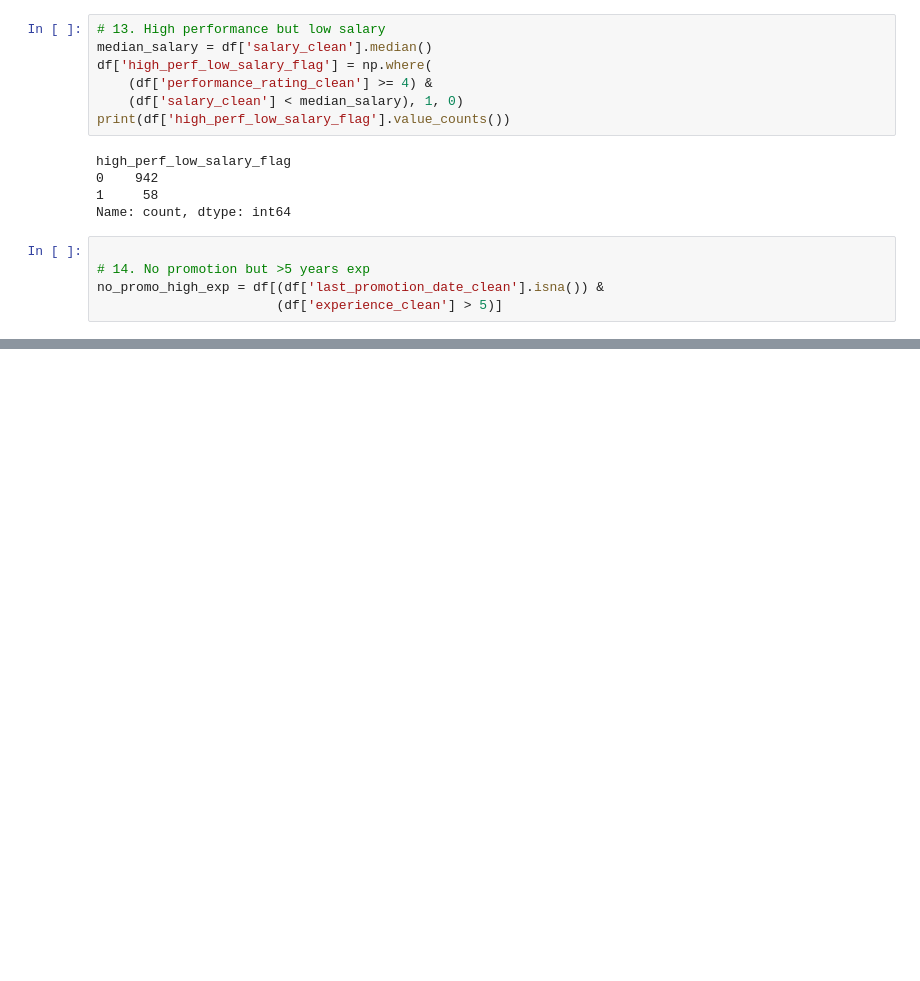
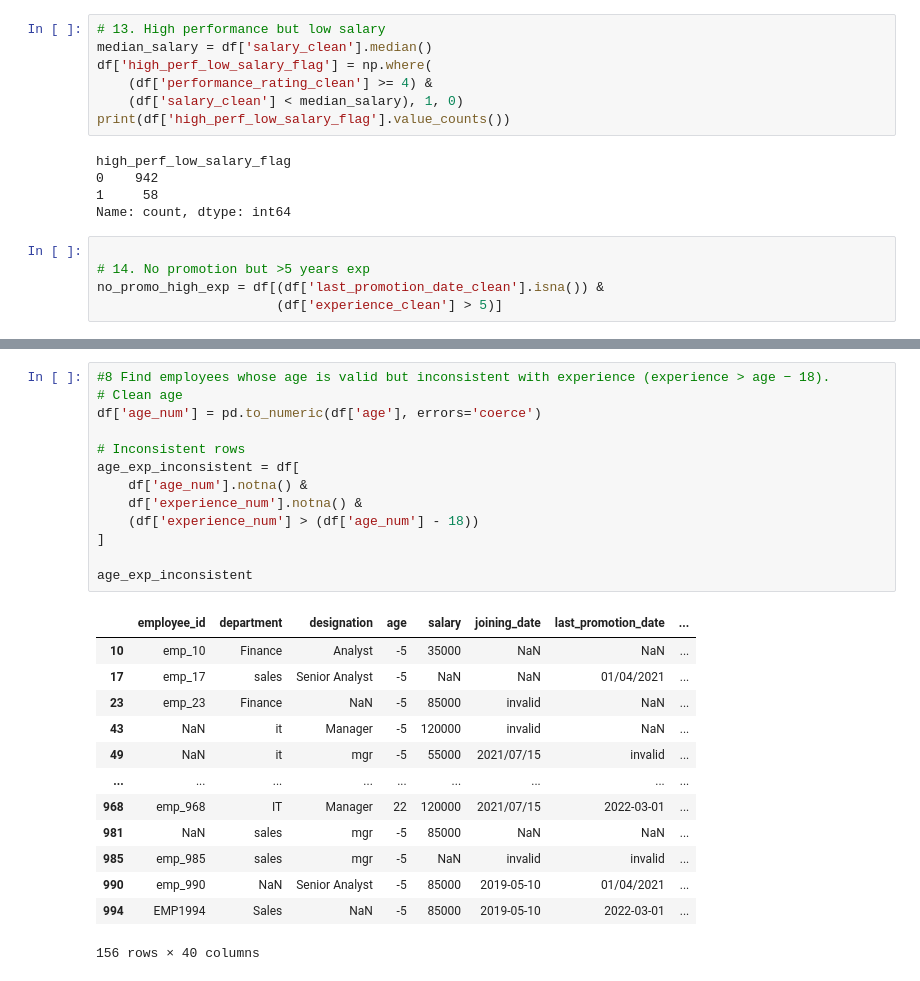
Before and after one commit to RuthvikKarne/TekWorks-Assignments, a Jupyter notebook: pandas_hw/Employee_Data_Cleaning_Project.ipynb, the cells around one changed output, grey strips where cells are left out. Saved outputs shown, nothing was run; the diff lists cells and outputs as text; blank space fills up the shorter version.

```diff
--- a/pandas_hw/Employee_Data_Cleaning_Project.ipynb
+++ b/pandas_hw/Employee_Data_Cleaning_Project.ipynb
@@ -167,0 +295,27 @@ result
+# %%
+#8 Find employees whose age is valid but inconsistent with experience (experience > age − 18).
+# Clean age
+df['age_num'] = pd.to_numeric(df['age'], errors='coerce')
+
+# Inconsistent rows
+age_exp_inconsistent = df[
+    df['age_num'].notna() &
+    df['experience_num'].notna() &
+    (df['experience_num'] > (df['age_num'] - 18))
+]
+
+age_exp_inconsistent
+# %% [output]
+|  | employee_id | department | designation | age | salary | joining_date | last_promotion_date | ... |
+| 10 | emp_10 | Finance | Analyst | -5 | 35000 | NaN | NaN | ... |
+| 17 | emp_17 | sales | Senior Analyst | -5 | NaN | NaN | 01/04/2021 | ... |
+| 23 | emp_23 | Finance | NaN | -5 | 85000 | invalid | NaN | ... |
+| 43 | NaN | it | Manager | -5 | 120000 | invalid | NaN | ... |
+| 49 | NaN | it | mgr | -5 | 55000 | 2021/07/15 | invalid | ... |
+| ... | ... | ... | ... | ... | ... | ... | ... | ... |
+| 968 | emp_968 | IT | Manager | 22 | 120000 | 2021/07/15 | 2022-03-01 | ... |
+| 981 | NaN | sales | mgr | -5 | 85000 | NaN | NaN | ... |
+| 985 | emp_985 | sales | mgr | -5 | NaN | invalid | invalid | ... |
+| 990 | emp_990 | NaN | Senior Analyst | -5 | 85000 | 2019-05-10 | 01/04/2021 | ... |
+| 994 | EMP1994 | Sales | NaN | -5 | 85000 | 2019-05-10 | 2022-03-01 | ... |
+156 rows × 40 columns
```
Also changed, not shown: parts of 10 cells of this notebook, 3 other files.
